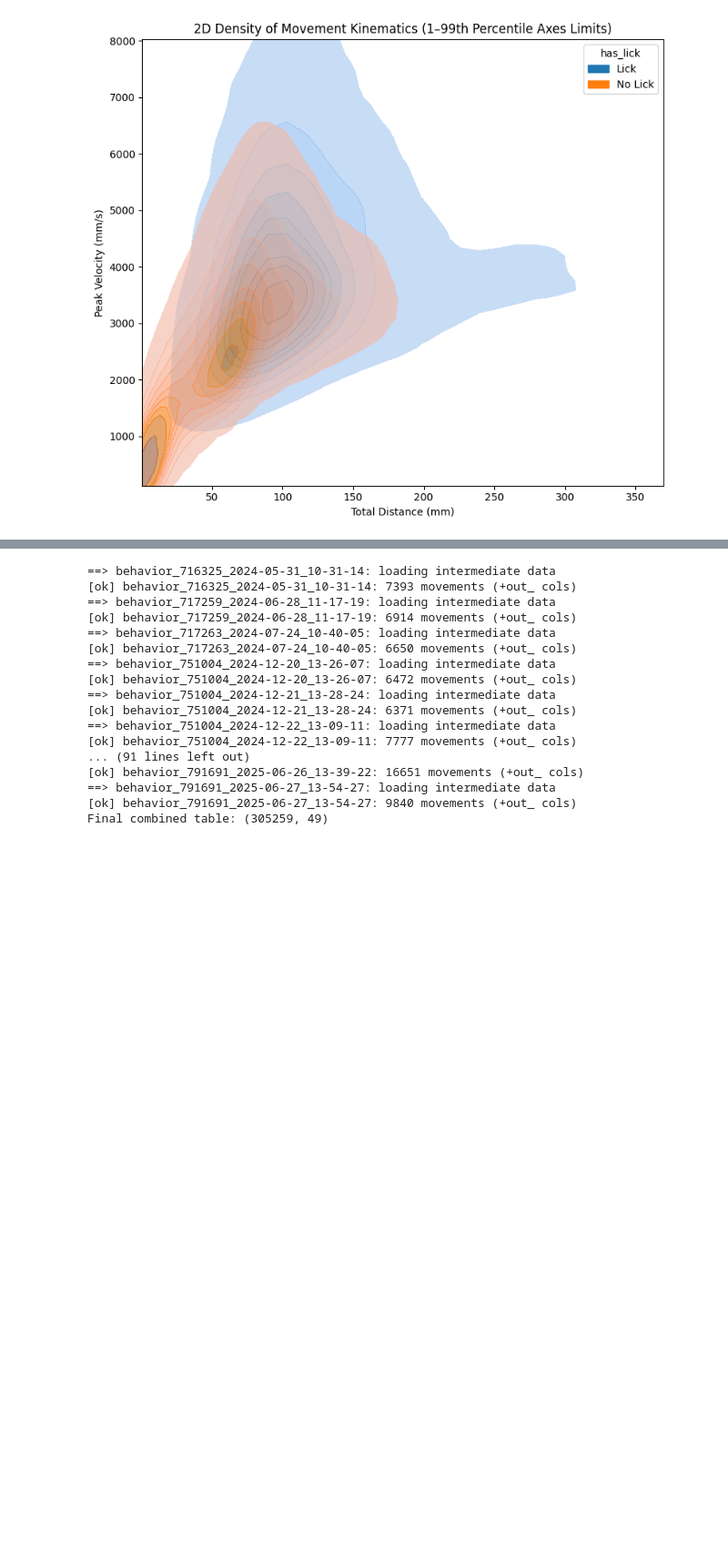
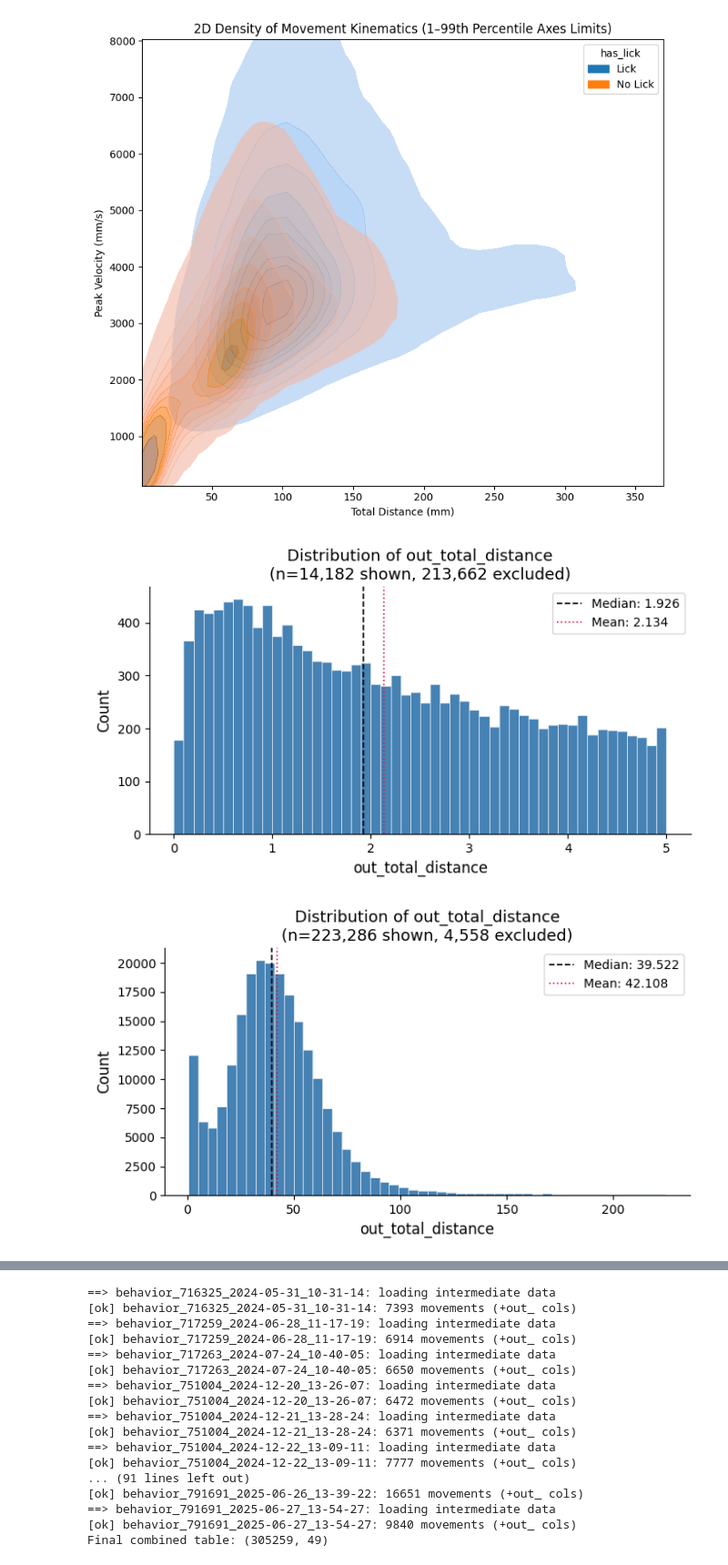
Before and after one commit to 1mattbecker/kinematics_analysis, a Jupyter notebook: code/tongue_movements_all.ipynb, the cells around one changed output, grey strips where cells are left out. Shown at 91% size. Cells and saved outputs as stored; diff of their text form; code cells hidden in the pictures; blank space fills up the shorter version.

Commit message:
plotting distributions and connecting to kins

```diff
--- a/code/tongue_movements_all.ipynb
+++ b/code/tongue_movements_all.ipynb
@@ -265,3 +271,79 @@ plt.show()
 # %% [output]
 [figure]
 [figure]
+# %%
+import matplotlib.pyplot as plt
+import numpy as np
+
+def plot_movement_distribution(df, param='out_total_distance', bins=50,
+                               color='steelblue', xlim=None, percentile_clip=None):
+    """
+    Plot histogram distribution of a movement parameter.
+
+    Parameters
+    ----------
+    df : pd.DataFrame
+        all_tongue_movements dataframe
+    param : str
+        Column name to plot
+    bins : int
+        Number of histogram bins
+    color : str
+        Bar color
+    xlim : tuple, optional
+        (xmin, xmax) — hard limits, data outside is excluded before binning
+    percentile_clip : tuple, optional
+        (low_pct, high_pct) — e.g. (1, 99) clips to 1st–99th percentile
+        Ignored if xlim is set.
+    """
+    data = df[param].dropna()
+
+    # Apply limits
+    if xlim is not None:
+        data = data[(data >= xlim[0]) & (data <= xlim[1])]
+        x_min, x_max = xlim
+    elif percentile_clip is not None:
+        x_min = np.percentile(data, percentile_clip[0])
+        x_max = np.percentile(data, percentile_clip[1])
+        data = data[(data >= x_min) & (data <= x_max)]
+    else:
+        x_min, x_max = data.min(), data.max()
+
+    n_total = len(df[param].dropna())
+    n_shown = len(data)
+    n_excluded = n_total - n_shown
+
+    fig, ax = plt.subplots(figsize=(7, 4))
+
+    ax.hist(data, bins=bins, range=(x_min, x_max),
+            color=color, edgecolor='white', linewidth=0.4)
+
+    ax.set_xlabel(param, fontsize=12)
+    ax.set_ylabel('Count', fontsize=12)
+
+    title = f'Distribution of {param}\n(n={n_shown:,} shown'
+    if n_excluded > 0:
+        title += f', {n_excluded:,} excluded'
+    title += ')'
+    ax.set_title(title, fontsize=13)
+
+    median = np.median(data)
+    mean = np.mean(data)
+    ax.axvline(median, color='black', linestyle='--', linewidth=1.2, label=f'Median: {median:.3f}')
+    ax.axvline(mean, color='crimson', linestyle=':', linewidth=1.2, label=f'Mean: {mean:.3f}')
+    ax.legend(fontsize=10)
+
+    ax.spines[['top', 'right']].set_visible(False)
+    plt.tight_layout()
+    plt.show()
+
+# --- Usage examples ---
+
+# Hard x limits
+plot_movement_distribution(all_tongue_movements, param='out_total_distance', xlim=(0, 5))
+
+# Percentile clip (good first pass when you don't know the scale)
+plot_movement_distribution(all_tongue_movements, param='out_total_distance', percentile_clip=(1, 99))
+# %% [output]
+[figure, added]
+[figure, added]
```
Also changed, not shown: parts of 18 cells of this notebook.
